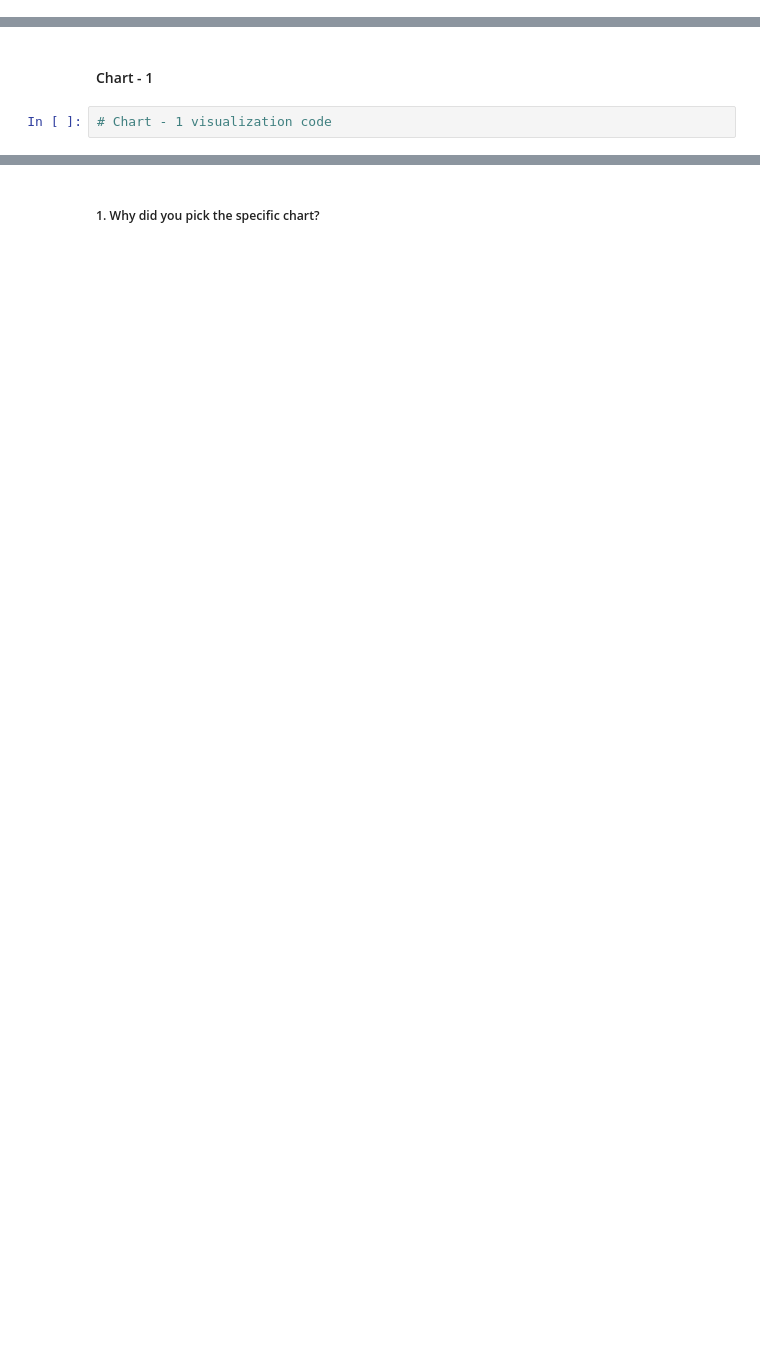
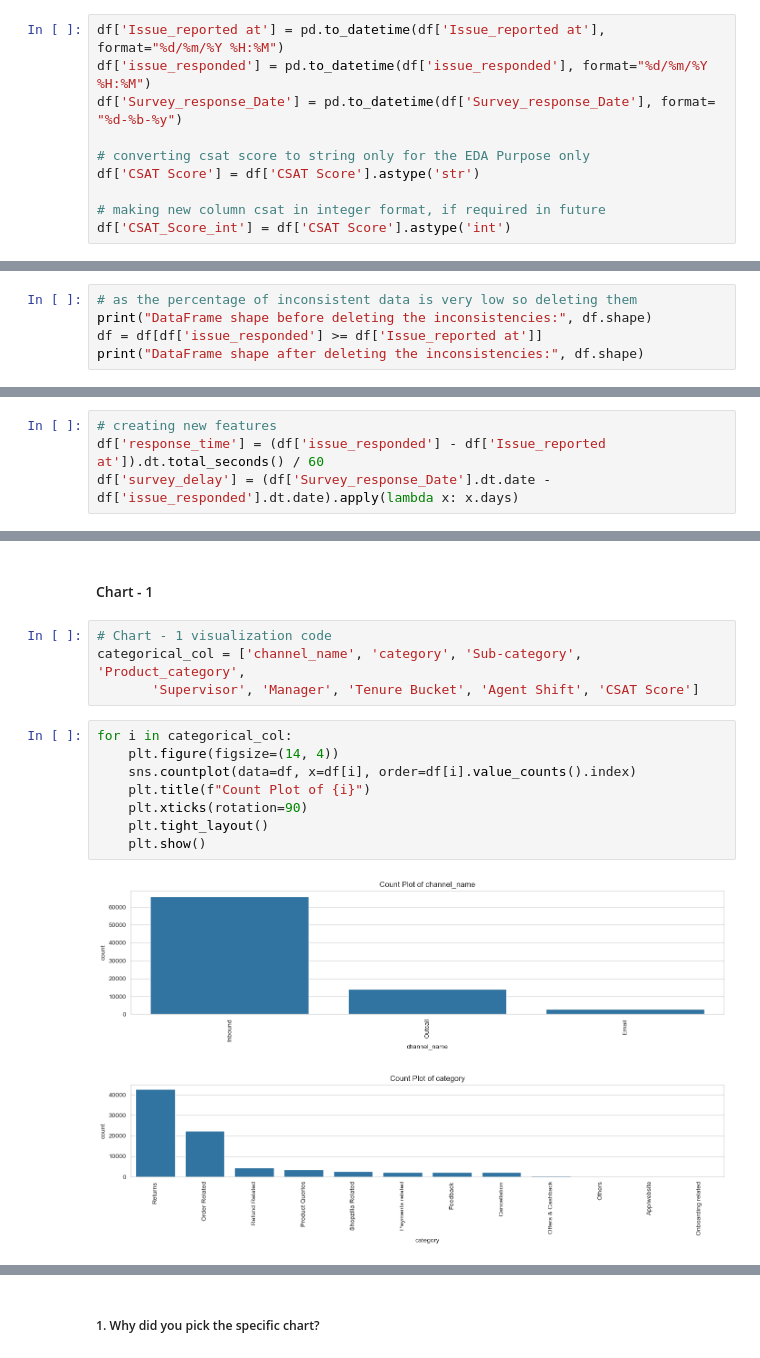
Before and after one commit to Jay-mishra04/Capstone-Project-Deep-Learning-, a Jupyter notebook: CSAT.ipynb, the cells around one changed output, grey strips where cells are left out. Saved outputs shown, nothing was run; the diff lists cells and outputs as text; blank space fills up the shorter version.

```diff
--- a/CSAT.ipynb
+++ b/CSAT.ipynb
@@ -141,0 +580,10 @@ Answer Here
+# %%
+df['Issue_reported at'] = pd.to_datetime(df['Issue_reported at'], format="%d/%m/%Y %H:%M")
+df['issue_responded'] = pd.to_datetime(df['issue_responded'], format="%d/%m/%Y %H:%M")
+df['Survey_response_Date'] = pd.to_datetime(df['Survey_response_Date'], format= "%d-%b-%y")
+
+# converting csat score to string only for the EDA Purpose only
+df['CSAT Score'] = df['CSAT Score'].astype('str')
+
+# making new column csat in integer format, if required in future
+df['CSAT_Score_int'] = df['CSAT Score'].astype('int')
@@ -141,0 +614,5 @@ Answer Here
+# %%
+# as the percentage of inconsistent data is very low so deleting them
+print("DataFrame shape before deleting the inconsistencies:", df.shape)
+df = df[df['issue_responded'] >= df['Issue_reported at']]
+print("DataFrame shape after deleting the inconsistencies:", df.shape)
@@ -141,0 +622,4 @@ Answer Here
+# %%
+# creating new features
+df['response_time'] = (df['issue_responded'] - df['Issue_reported at']).dt.total_seconds() / 60
+df['survey_delay'] = (df['Survey_response_Date'].dt.date - df['issue_responded'].dt.date).apply(lambda x: x.days)
@@ -148,4 +716,17 @@ Answer Here.
 # %% [markdown]
 #### Chart - 1
-# %%
-# Chart - 1 visualization code
+# %%
+# Chart - 1 visualization code
+categorical_col = ['channel_name', 'category', 'Sub-category', 'Product_category',
+       'Supervisor', 'Manager', 'Tenure Bucket', 'Agent Shift', 'CSAT Score']
+# %%
+for i in categorical_col:
+    plt.figure(figsize=(14, 4))
+    sns.countplot(data=df, x=df[i], order=df[i].value_counts().index)
+    plt.title(f"Count Plot of {i}")
+    plt.xticks(rotation=90)
+    plt.tight_layout()
+    plt.show()
+# %% [output]
+[figure, added]
+[figure, added]
```
Also changed, not shown: parts of 228 cells of this notebook.
